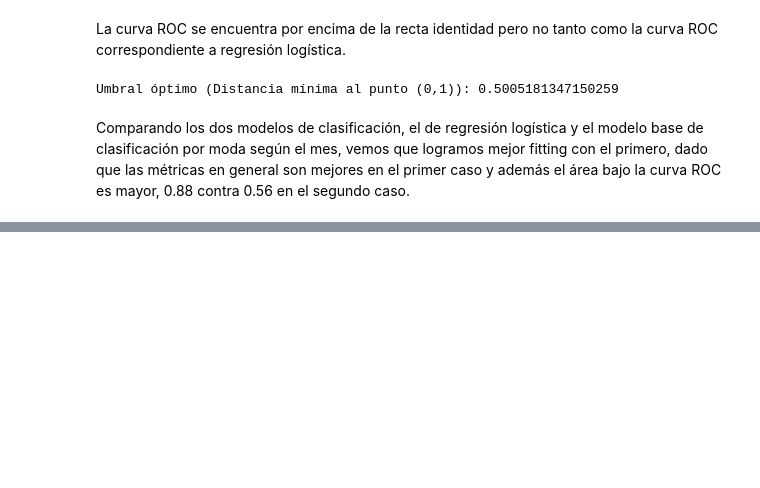
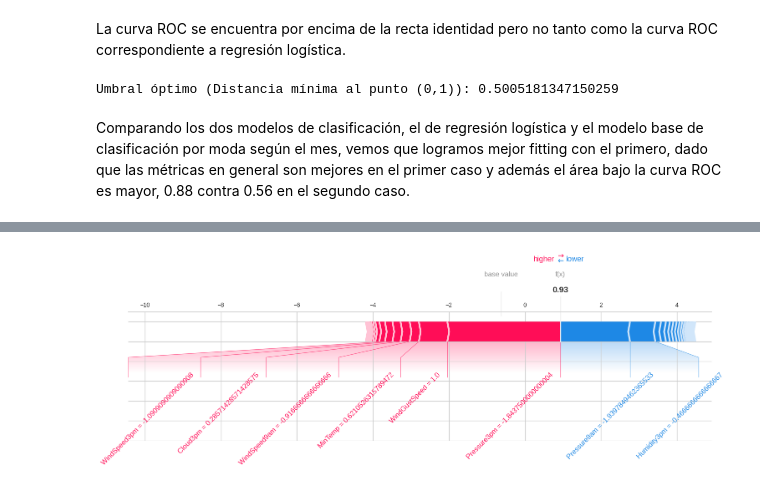
Before and after one commit to LBreccia/AA1-TUIA-Breccia-Justo, a Jupyter notebook: TP_clasificacion_AA1.ipynb, the cells around one changed output, grey strips where cells are left out. Saved outputs shown, nothing was run; the diff lists cells and outputs as text; code cells hidden in the pictures; blank space fills up the shorter version.

```diff
--- a/TP_clasificacion_AA1.ipynb
+++ b/TP_clasificacion_AA1.ipynb
@@ -796,0 +777,26 @@ Comparando los dos modelos de clasificación, el de regresión logística y el m
+# %%
+# Define el modelo
+model = LogisticRegression(max_iter=1000)
+
+# Define el espacio de hiperparámetros para la búsqueda
+param_grid = {
+    'C': [0.1, 1, 10, 100],
+    'solver': ['lbfgs', 'liblinear']
+}
+
+#Configura GridSearchCV con validación cruzada
+grid_search = GridSearchCV(estimator=model, param_grid=param_grid, cv=5, scoring="accuracy")
+grid_search.fit(X_train_scaled, y_train)
+
+# Modelo con mejores hiperparámetros
+best_model = grid_search.best_estimator_
+
+# Evaluación en el conjunto de validación
+val_predictions = best_model.predict(X_val_scaled)
+val_accuracy = accuracy_score(y_val, val_predictions)
+print(f"Precisión en conjunto de validación: {val_accuracy}")
+
+# Evaluación en el conjunto de prueba
+test_predictions = best_model.predict(X_test_scaled)
+test_accuracy = accuracy_score(y_test, test_predictions)
+print(f"Precisión en conjunto de prueba: {test_accuracy}")
@@ -796,0 +852,6 @@ Comparando los dos modelos de clasificación, el de regresión logística y el m
+# %%
+# Crea un objeto explainer SHAP
+explainer = shap.LinearExplainer(model1, X_train_scaled, feature_names=nombres_columnas)
+
+# Calcula los valores SHAP para un conjunto de ejemplos de prueba
+shap_values = explainer.shap_values(X_test_scaled)
@@ -796,0 +868,7 @@ Comparando los dos modelos de clasificación, el de regresión logística y el m
+# %%
+index=0 #tomamos el primer registro
+model1.predict_proba(X_test_scaled)[index]
+
+model1.predict(X_test_scaled)[index]
+
+shap_values[index]
@@ -796,0 +885,4 @@ Comparando los dos modelos de clasificación, el de regresión logística y el m
+# %%
+shap.force_plot(explainer.expected_value, shap_values[index], X_test_scaled[index], feature_names=nombres_columnas, matplotlib=True, figsize=(18, 4), text_rotation=45)
+# %% [output]
+[figure, added]
```
Also changed, not shown: parts of 38 cells of this notebook.
